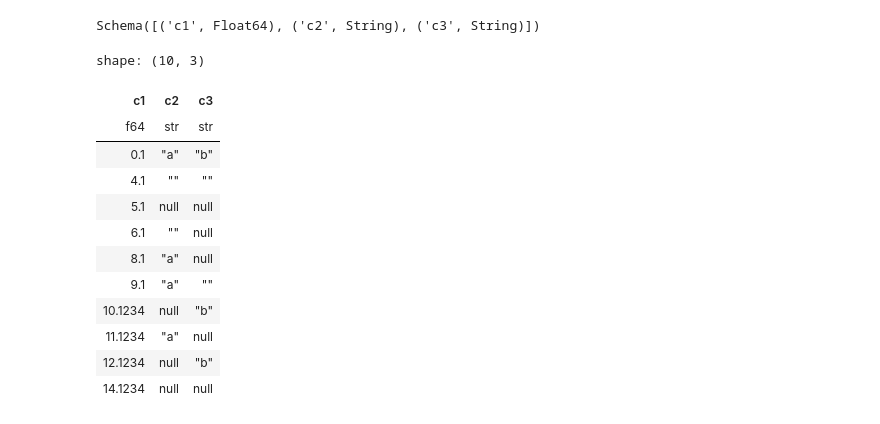
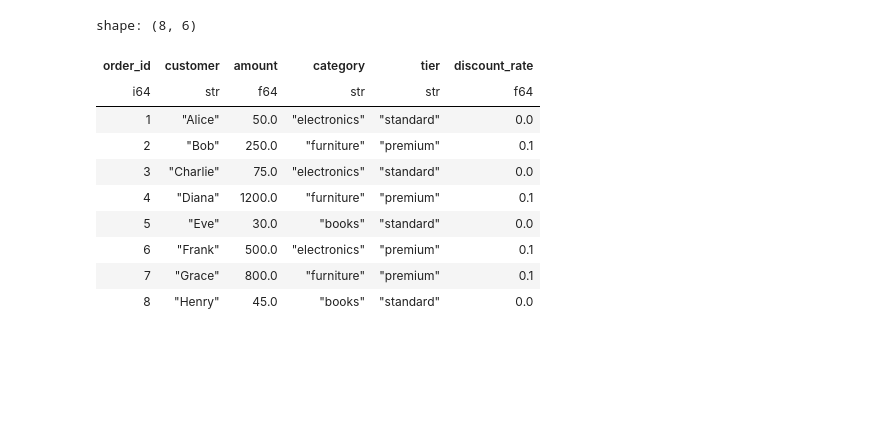
Before and after one commit to nielsen-oss/nebula, a Jupyter notebook: example_notebooks/02_split_pipeline.ipynb, the cells around one changed output. Drawn from its saved outputs; the diff is of its cells as text; code cells hidden in the pictures; blank space fills up the shorter version.

```diff
--- a/example_notebooks/02_split_pipeline.ipynb
+++ b/example_notebooks/02_split_pipeline.ipynb
@@ -14,18 +35,10 @@ from nebula.pipelines.pipeline_loader import load_pipeline
 # %%
-data = [
-    [0.1234, "a", "b"],
-    [4.1234, "", ""],
-    [5.1234, None, None],
-    [6.1234, "", None],
-    [8.1234, "a", None],
-    [9.1234, "a", ""],
-    [10.1234, "", "b"],
-    [11.1234, "a", None],
-    [12.1234, None, "b"],
-    [14.1234, "", None],
-]
+orders_df = pl.DataFrame({
+    "order_id": [1, 2, 3, 4, 5, 6, 7, 8],
+    "customer": ["Alice", "Bob", "Charlie", "Diana", "Eve", "Frank", "Grace", "Henry"],
+    "amount": [50.0, 250.0, 75.0, 1200.0, 30.0, 500.0, 800.0, 45.0],
+    "category": ["electronics", "furniture", "electronics", "furniture", "books", "electronics", "furniture", "books"],
+})
 
-df_input = pl.DataFrame(data, orient="row", schema=["c1", "c2", "c3"])
-print(df_input.schema)
-df_input
+orders_df
 # %% [output]
@@ -110,5 +107,4 @@ pipe.plot(add_params=False)
 # %%
-df_out = pipe.run(df_input, show_params=True)
-print(df_out.schema)
-df_out.sort("c1")
+result = split_pipe.run(orders_df)
+result.sort("order_id")
 # %% [output]
@@ -126,14 +122,11 @@ df_out.sort("c1")
-Schema([('c1', Float64), ('c2', String), ('c3', String)])
+shape: (8, 6)
-shape: (10, 3)
-| c1 | c2 | c3 |
-| f64 | str | str |
-| 0.1 | "a" | "b" |
-| 4.1 | "" | "" |
-| 5.1 | null | null |
-| 6.1 | "" | null |
-| 8.1 | "a" | null |
-| 9.1 | "a" | "" |
-| 10.1234 | null | "b" |
-| 11.1234 | "a" | null |
-| 12.1234 | null | "b" |
-| 14.1234 | null | null |
+| order_id | customer | amount | category | tier | discount_rate |
+| i64 | str | f64 | str | str | f64 |
+| 1 | "Alice" | 50.0 | "electronics" | "standard" | 0.0 |
+| 2 | "Bob" | 250.0 | "furniture" | "premium" | 0.1 |
+| 3 | "Charlie" | 75.0 | "electronics" | "standard" | 0.0 |
+| 4 | "Diana" | 1200.0 | "furniture" | "premium" | 0.1 |
+| 5 | "Eve" | 30.0 | "books" | "standard" | 0.0 |
+| 6 | "Frank" | 500.0 | "electronics" | "premium" | 0.1 |
+| 7 | "Grace" | 800.0 | "furniture" | "premium" | 0.1 |
+| 8 | "Henry" | 45.0 | "books" | "standard" | 0.0 |
```
Also changed, not shown: parts of 40 cells of this notebook, 16 other files.
